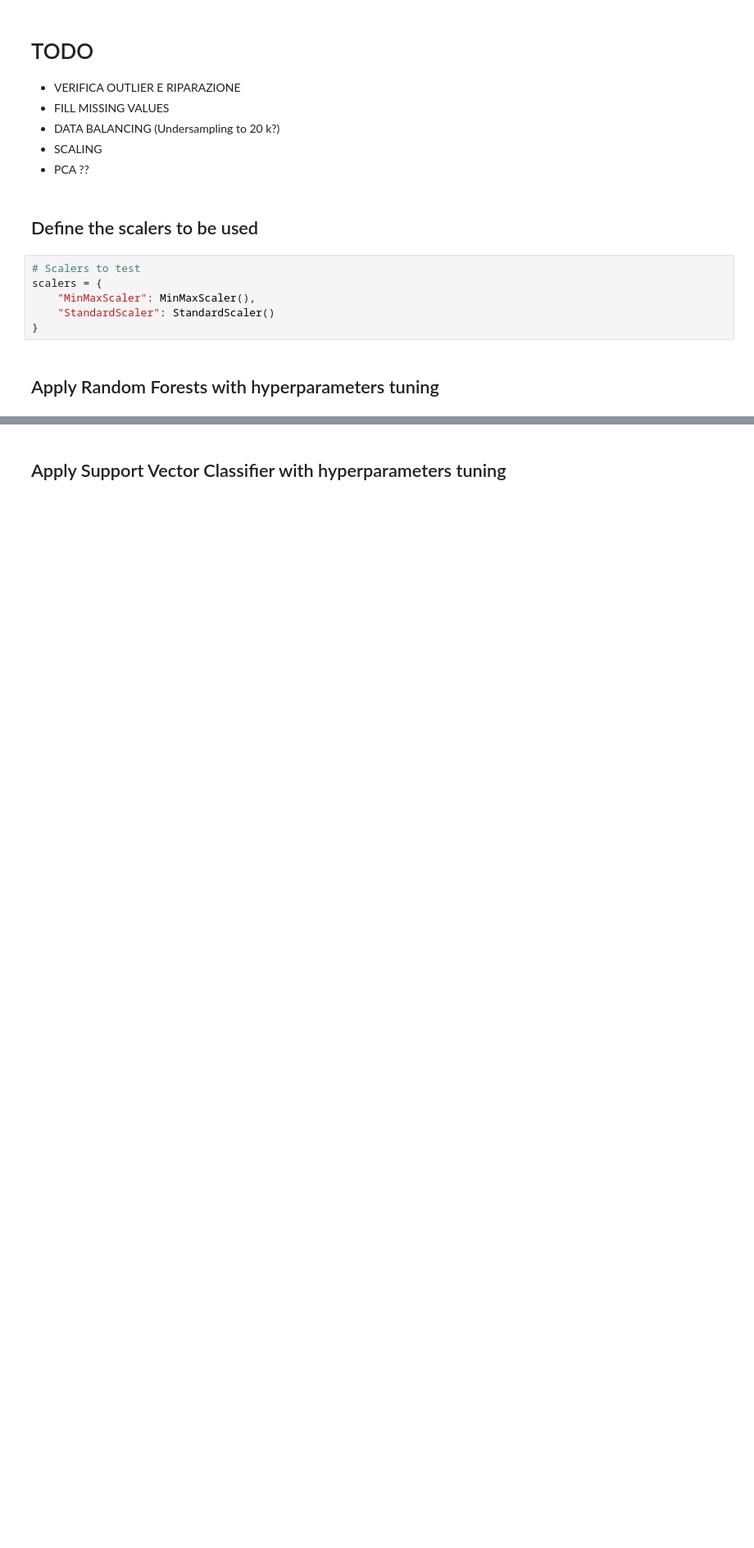
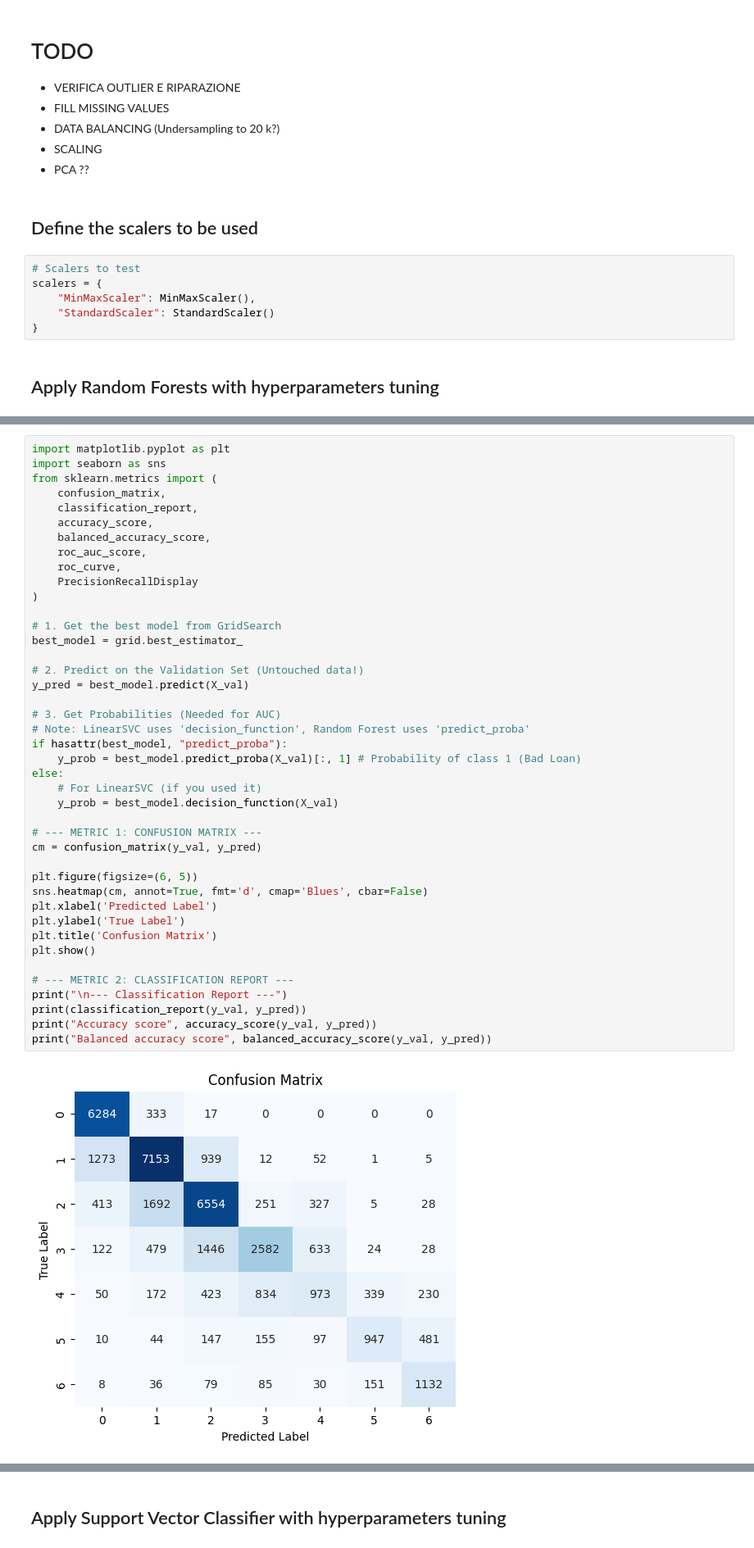
Before and after one commit to gabb-OS/loan-risk-rating-prediction, a Jupyter notebook: src/train.ipynb, the cells around one changed output, grey strips where cells are left out. Shown at 82% size. Cells and saved outputs as stored; diff of their text form; blank space fills up the shorter version.

Commit message:
first random forest run

```diff
--- a/src/train.ipynb
+++ b/src/train.ipynb
@@ -947,0 +922,44 @@ for name, scaler in scalers.items():
+# %%
+import matplotlib.pyplot as plt
+import seaborn as sns
+from sklearn.metrics import (
+    confusion_matrix,
+    classification_report,
+    accuracy_score,
+    balanced_accuracy_score,
+    roc_auc_score,
+    roc_curve,
+    PrecisionRecallDisplay
+)
+
+# 1. Get the best model from GridSearch
+best_model = grid.best_estimator_
+
+# 2. Predict on the Validation Set (Untouched data!)
+y_pred = best_model.predict(X_val)
+
+# 3. Get Probabilities (Needed for AUC)
+# Note: LinearSVC uses 'decision_function', Random Forest uses 'predict_proba'
+if hasattr(best_model, "predict_proba"):
+    y_prob = best_model.predict_proba(X_val)[:, 1] # Probability of class 1 (Bad Loan)
+else:
+    # For LinearSVC (if you used it)
+    y_prob = best_model.decision_function(X_val)
+
+# --- METRIC 1: CONFUSION MATRIX ---
+cm = confusion_matrix(y_val, y_pred)
+
+plt.figure(figsize=(6, 5))
+sns.heatmap(cm, annot=True, fmt='d', cmap='Blues', cbar=False)
+plt.xlabel('Predicted Label')
+plt.ylabel('True Label')
+plt.title('Confusion Matrix')
+plt.show()
+
+# --- METRIC 2: CLASSIFICATION REPORT ---
+print("\n--- Classification Report ---")
+print(classification_report(y_val, y_pred))
+print("Accuracy score", accuracy_score(y_val, y_pred))
+print("Balanced accuracy score", balanced_accuracy_score(y_val, y_pred))
+# %% [output]
+[figure, added]
```
Also changed, not shown: parts of 27 cells of this notebook.
